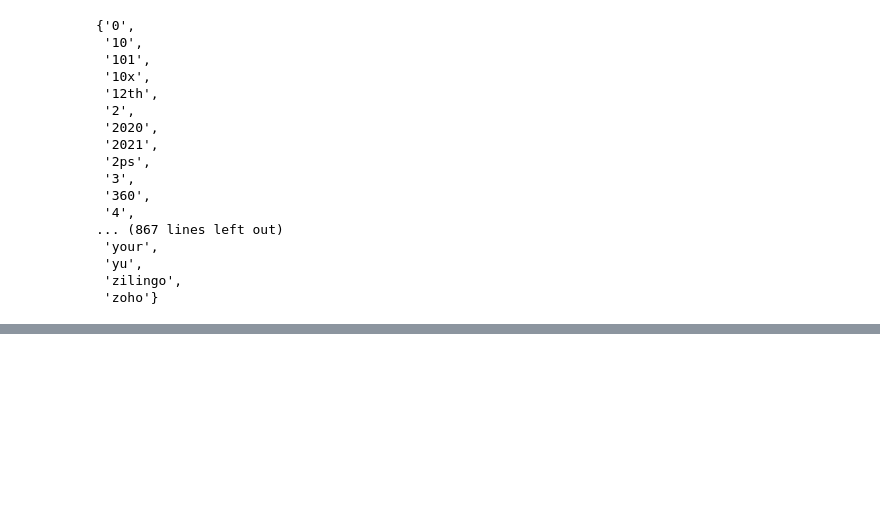
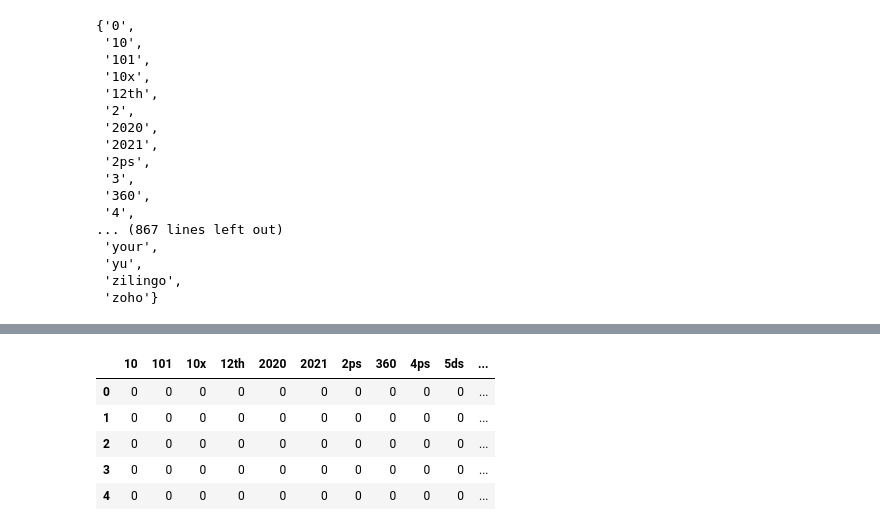
Before and after one commit to hkmhqddst/intern, a Jupyter notebook: tokenisasi/tokenization_key.ipynb, the cells around one changed output, grey strips where cells are left out. Cells and saved outputs as stored; diff of their text form; code cells hidden in the pictures; blank space fills up the shorter version.

```diff
--- a/tokenisasi/tokenization_key.ipynb
+++ b/tokenisasi/tokenization_key.ipynb
@@ -65,2 +62,0 @@ data = pd.DataFrame({'author': 'gates', 'text':flatlist})
-# %%
-pd.set_option('max_colwidth', 800)
@@ -70,0 +63,5 @@ NameError: name 'nltk' is not defined
+# %%
+from sklearn.feature_extraction.text import CountVectorizer
+
+cv = CountVectorizer(stop_words='english')
+cv_matrix = cv.fit_transform(df['Keyword'])
@@ -70,0 +88,3 @@ NameError: name 'nltk' is not defined
+# %%
+count_array = cv_matrix.toarray()
+df = pd.DataFrame(data=count_array,columns = cv.get_feature_names())
@@ -70,0 +111,10 @@ NameError: name 'nltk' is not defined
+# %%
+pd.set_option('display.max_columns', None)
+df.head()
+# %% [output]
+|  | 10 | 101 | 10x | 12th | 2020 | 2021 | 2ps | 360 | 4ps | 5ds | ... |
+| 0 | 0 | 0 | 0 | 0 | 0 | 0 | 0 | 0 | 0 | 0 | ... |
+| 1 | 0 | 0 | 0 | 0 | 0 | 0 | 0 | 0 | 0 | 0 | ... |
+| 2 | 0 | 0 | 0 | 0 | 0 | 0 | 0 | 0 | 0 | 0 | ... |
+| 3 | 0 | 0 | 0 | 0 | 0 | 0 | 0 | 0 | 0 | 0 | ... |
+| 4 | 0 | 0 | 0 | 0 | 0 | 0 | 0 | 0 | 0 | 0 | ... |
```
Also changed, not shown: parts of 7 cells of this notebook.
